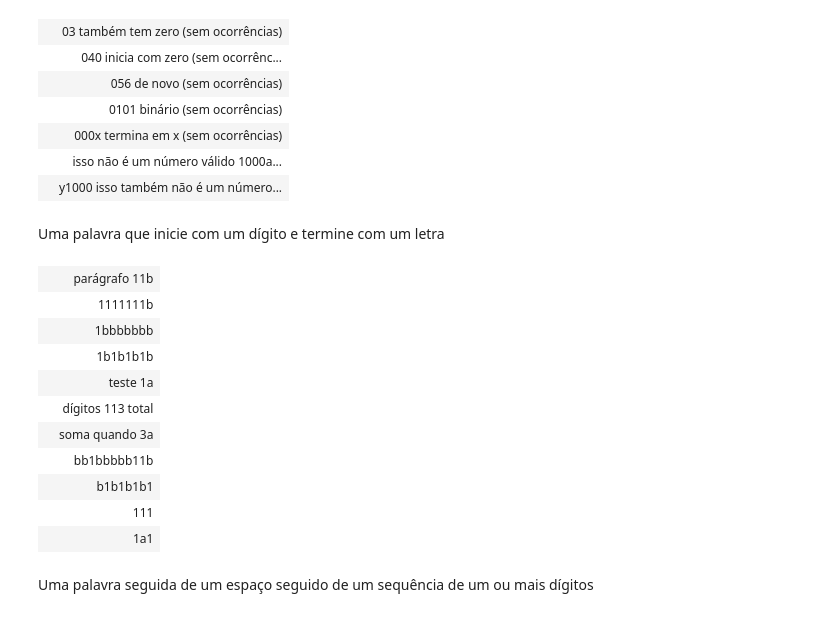
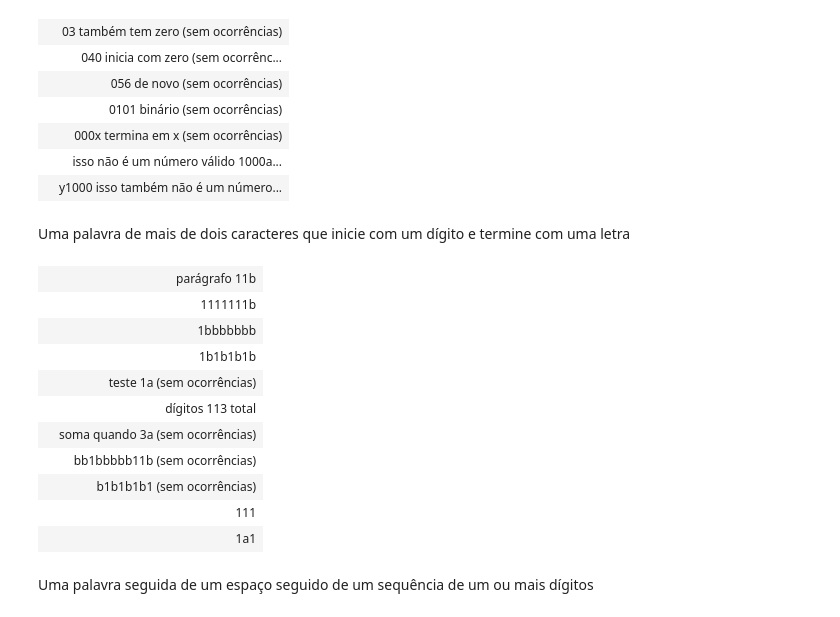
Before and after one commit to k3lvin-os/qads_execicio_obter_e_preparar_dados, a Jupyter notebook: QADS_Obtendo_e_Preparando_de_Dados_exercícios.ipynb, the cells around one changed output. Drawn from its saved outputs; the diff is of its cells as text; code cells hidden in the pictures.

```diff
--- a/QADS_Obtendo_e_Preparando_de_Dados_exercícios.ipynb
+++ b/QADS_Obtendo_e_Preparando_de_Dados_exercícios.ipynb
@@ -132,19 +163,19 @@ exercicio(5, r'\b[1-9]\d{1,3}\b')
 |  | isso não é um número válido 1000a... |
 |  | y1000 isso também não é um número... |
 # %% [markdown]
-Uma palavra que inicie com um dígito e termine com um letra
+Uma palavra de mais de dois caracteres que inicie com um dígito e termine com uma letra
 # %%
-exercicio(6, r'\d+.*?\w')
+exercicio(6, r'\b\d[\w\d]+\w\b')
 # %% [output]
 |  | parágrafo 11b |
 |  | 1111111b |
 |  | 1bbbbbbb |
 |  | 1b1b1b1b |
-|  | teste 1a |
+|  | teste 1a (sem ocorrências) |
 |  | dígitos 113 total |
-|  | soma quando 3a |
-|  | bb1bbbbb11b |
-|  | b1b1b1b1 |
+|  | soma quando 3a (sem ocorrências) |
+|  | bb1bbbbb11b (sem ocorrências) |
+|  | b1b1b1b1 (sem ocorrências) |
 |  | 111 |
 |  | 1a1 |
 # %% [markdown]
```
Also changed, not shown: parts of 3 cells of this notebook.
